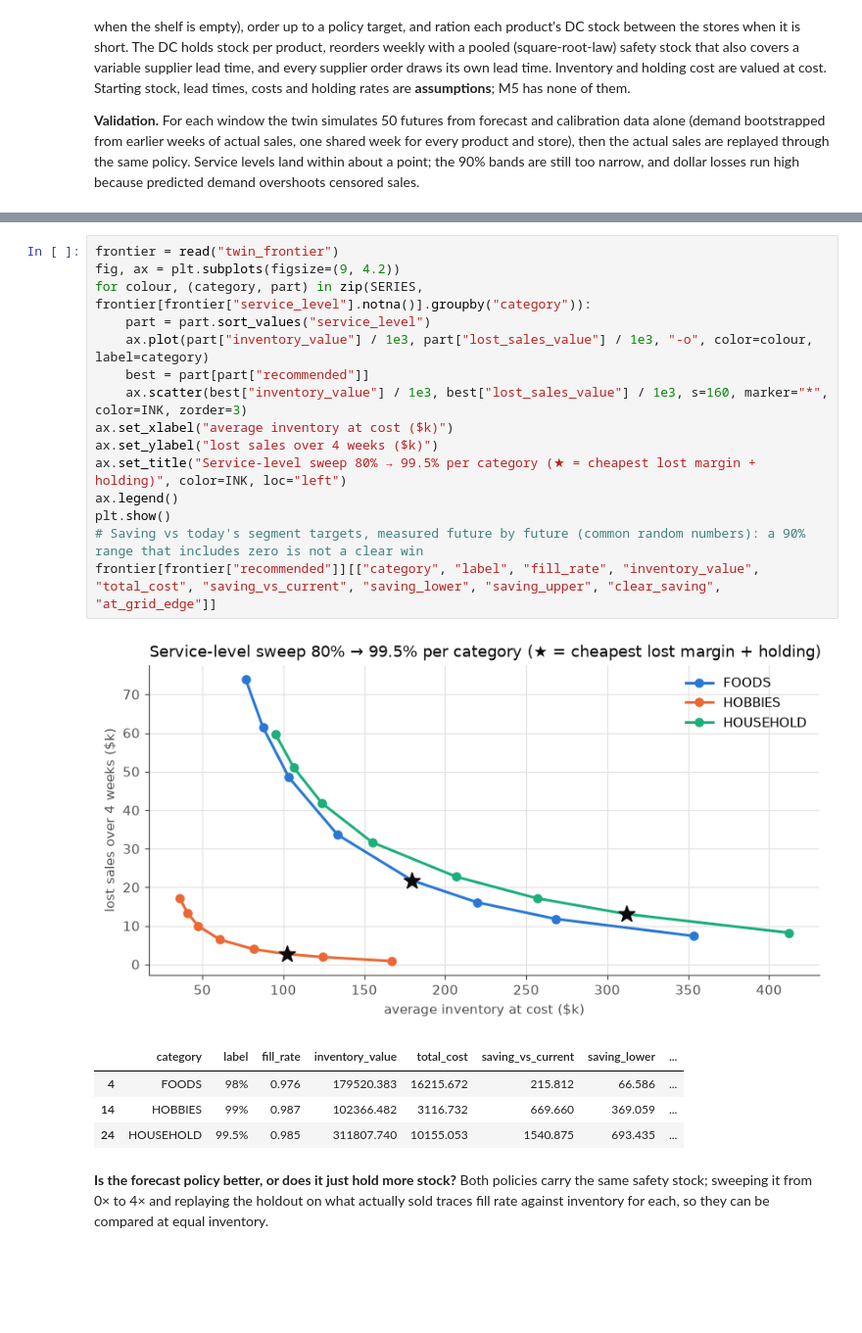
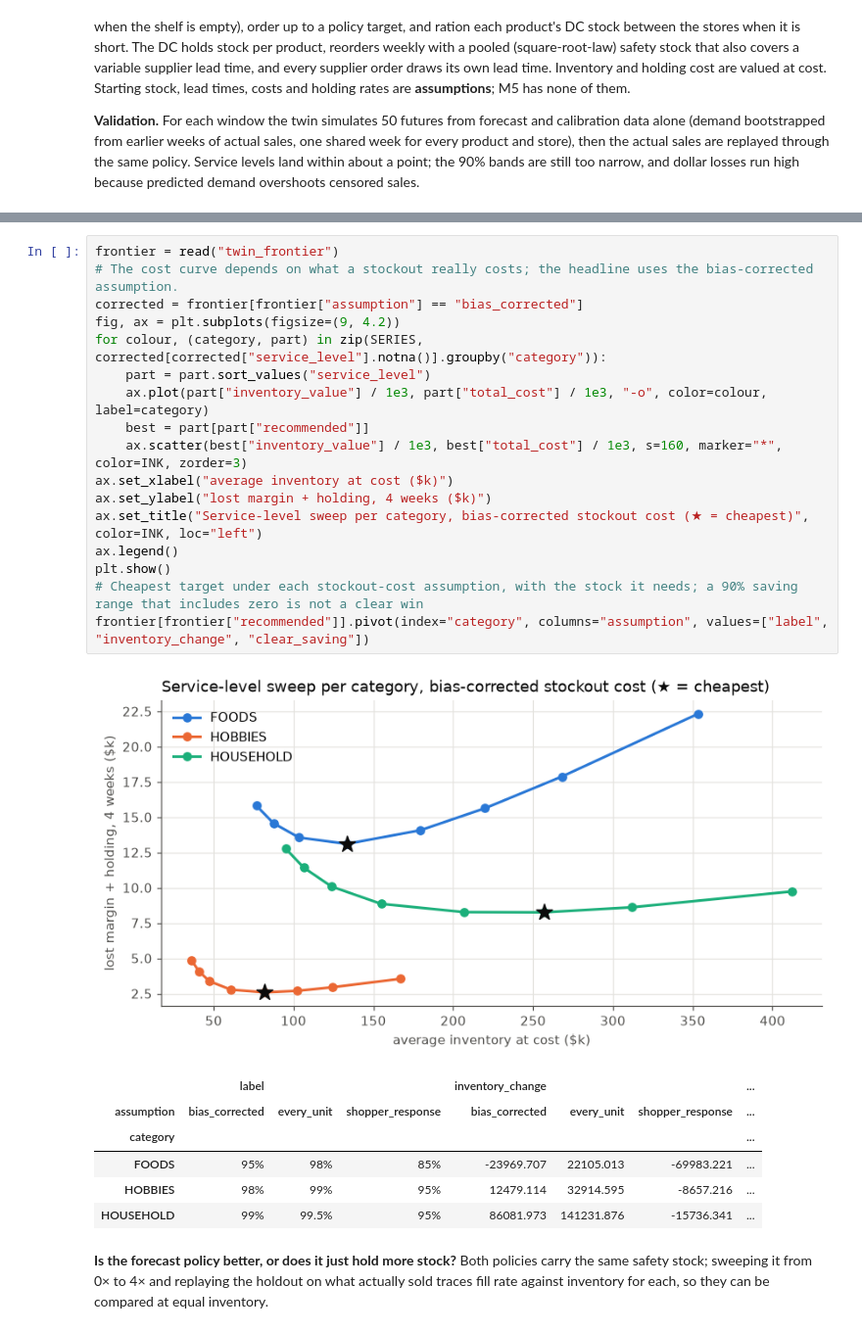
Before and after one commit to advaithvemurisai/demand-forecast-platform, a Jupyter notebook: notebooks/walkthrough.ipynb, the cells around one changed output, grey strips where cells are left out. Shown at 98% size. Drawn from its saved outputs; the diff is of its cells as text; blank space fills up the shorter version.

```diff
--- a/notebooks/walkthrough.ipynb
+++ b/notebooks/walkthrough.ipynb
@@ -293,25 +294,29 @@ Share of checks with the realised value inside the 90% band: 0.208
 Typical miss (points for rates, share of realised otherwise): {'fill_rate': 0.011, 'in_stock_pct': 0.003, 'lost_sales_value': 0.649, 'lost_margin': 0.689, 'inventory_value': 0.018, 'holding_cost': 0.0 ...
 # %%
 frontier = read("twin_frontier")
+# The cost curve depends on what a stockout really costs; the headline uses the bias-corrected assumption.
+corrected = frontier[frontier["assumption"] == "bias_corrected"]
 fig, ax = plt.subplots(figsize=(9, 4.2))
-for colour, (category, part) in zip(SERIES, frontier[frontier["service_level"].notna()].groupby("category")):
+for colour, (category, part) in zip(SERIES, corrected[corrected["service_level"].notna()].groupby("category")):
     part = part.sort_values("service_level")
-    ax.plot(part["inventory_value"] / 1e3, part["lost_sales_value"] / 1e3, "-o", color=colour, label=category)
+    ax.plot(part["inventory_value"] / 1e3, part["total_cost"] / 1e3, "-o", color=colour, label=category)
     best = part[part["recommended"]]
-    ax.scatter(best["inventory_value"] / 1e3, best["lost_sales_value"] / 1e3, s=160, marker="*", color=INK, zorder=3)
+    ax.scatter(best["inventory_value"] / 1e3, best["total_cost"] / 1e3, s=160, marker="*", color=INK, zorder=3)
 ax.set_xlabel("average inventory at cost ($k)")
-ax.set_ylabel("lost sales over 4 weeks ($k)")
-ax.set_title("Service-level sweep 80% → 99.5% per category (★ = cheapest lost margin + holding)", color=INK, loc="left")
+ax.set_ylabel("lost margin + holding, 4 weeks ($k)")
+ax.set_title("Service-level sweep per category, bias-corrected stockout cost (★ = cheapest)", color=INK, loc="left")
 ax.legend()
 plt.show()
-# Saving vs today's segment targets, measured future by future (common random numbers): a 90% range that includes zero is not a clear win
-frontier[frontier["recommended"]][["category", "label", "fill_rate", "inventory_value", "total_cost", "saving_vs_current", "saving_lower", "saving_upper", "clear_saving", "at_grid_edge"]]
+# Cheapest target under each stockout-cost assumption, with the stock it needs; a 90% saving range that includes zero is not a clear win
+frontier[frontier["recommended"]].pivot(index="category", columns="assumption", values=["label", "inventory_change", "clear_saving"])
 # %% [output]
-[figure, old version]
+[figure, new version]
-|  | category | label | fill_rate | inventory_value | total_cost | saving_vs_current | saving_lower | ... |
-| 4 | FOODS | 98% | 0.976 | 179520.383 | 16215.672 | 215.812 | 66.586 | ... |
-| 14 | HOBBIES | 99% | 0.987 | 102366.482 | 3116.732 | 669.660 | 369.059 | ... |
-| 24 | HOUSEHOLD | 99.5% | 0.985 | 311807.740 | 10155.053 | 1540.875 | 693.435 | ... |
+|  | label |  |  | inventory_change |  |  | ... |
+| assumption | bias_corrected | every_unit | shopper_response | bias_corrected | every_unit | shopper_response | ... |
+| category |  |  |  |  |  |  | ... |
+| FOODS | 95% | 98% | 85% | -23969.707 | 22105.013 | -69983.221 | ... |
+| HOBBIES | 98% | 99% | 95% | 12479.114 | 32914.595 | -8657.216 | ... |
+| HOUSEHOLD | 99% | 99.5% | 95% | 86081.973 | 141231.876 | -15736.341 | ... |
 # %% [markdown]
 **Is the forecast policy better, or does it just hold more stock?** Both policies carry the same safety stock; sweeping it from 0× to 4× and replaying the holdout on what actually sold traces fill rate against inventory for each, so they can be compared at equal inventory.
 # %%
```
Also changed, not shown: parts of 4 cells of this notebook, 32 other files.
